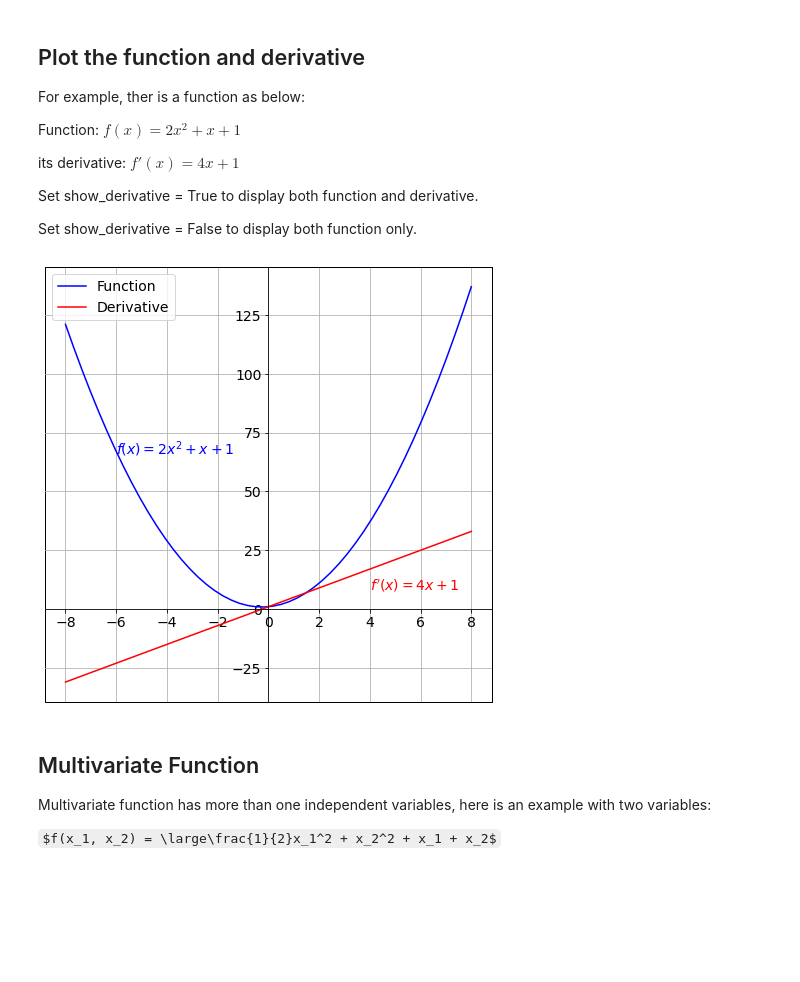
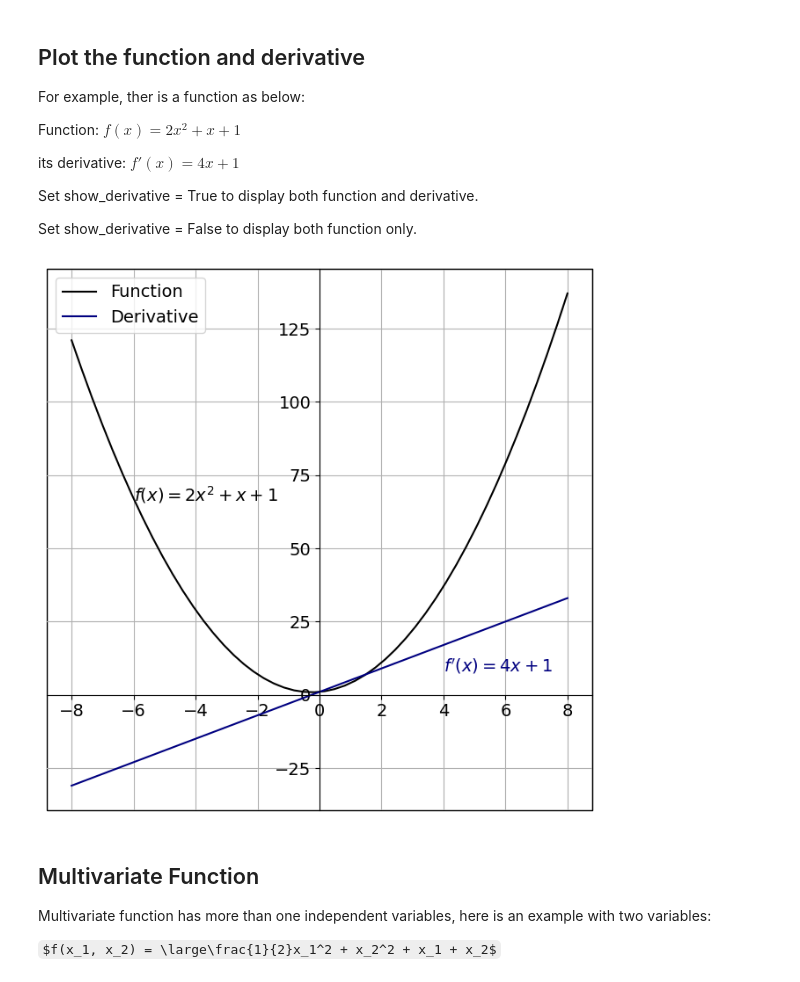
Before and after one commit to jchen8000/MLDLWithPython, a Jupyter notebook: 3_02_Calculus/Function_Derivatives.ipynb, the cells around one changed output. Saved outputs shown, nothing was run; the diff lists cells and outputs as text; code cells hidden in the pictures; some formulas as TeX source; blank space fills up the shorter version.

```diff
--- a/3_02_Calculus/Function_Derivatives.ipynb
+++ b/3_02_Calculus/Function_Derivatives.ipynb
@@ -82,39 +82,39 @@ def deriv(x):
 x = sym.Symbol('x')
 f = function(x)
 f_derivative = sym.diff( f )
 
 fig, ax = plt.subplots(figsize=(8, 8))
 plt.rcParams['font.size'] = '14'
 
 #range in x-axis
 x = np.linspace(-8, 8)
 
 # plotting function
-ax.plot(x, function(x), color='blue', label='Function')
+ax.plot(x, function(x), color='k', label='Function')
 
 # plotting its derivative
 if show_derivative:
-  ax.plot(x, deriv(x), color='red', label='Derivative')
+  ax.plot(x, deriv(x), color='navy', label='Derivative')
 
 # changing limits of x and y-axis
 ax.spines['left'].set_position('zero',)
 ax.spines['bottom'].set_position('zero',)
 ax.patch.set_edgecolor('black')
-ax.patch.set_linewidth('1')
+ax.patch.set_linewidth(1.0)
 ax.grid(True)
 
 # plotting text in the graph
 # ax.text(-6.0, 66.0, r'$f(x)=2x^2+x+1$', color='blue')
-ax.text(-6.0, 66.0, r"$f(x)="+sym.latex(f)+"$", color='blue')
+ax.text(-6.0, 66.0, r"$f(x)="+sym.latex(f)+"$", color='k')
 if show_derivative:
   # ax.text(4.0, 8.0, r"$f'(x)=4x+1$", color='red')
-  ax.text(4.0, 8.0, r"$f'(x)="+sym.latex(f_derivative)+"$", color='red')
+  ax.text(4.0, 8.0, r"$f'(x)="+sym.latex(f_derivative)+"$", color='navy')
   ax.legend(loc='upper left')
 
 plt.savefig("function_derivatives.svg", format="svg", dpi=300, bbox_inches='tight')
 plt.show()
 # %% [output]
-[figure, old version]
+[figure, new version]
 # %% [markdown]
 ## Multivariate Function
 
```
Also changed, not shown: parts of 1 cell of this notebook, 1 other file.
